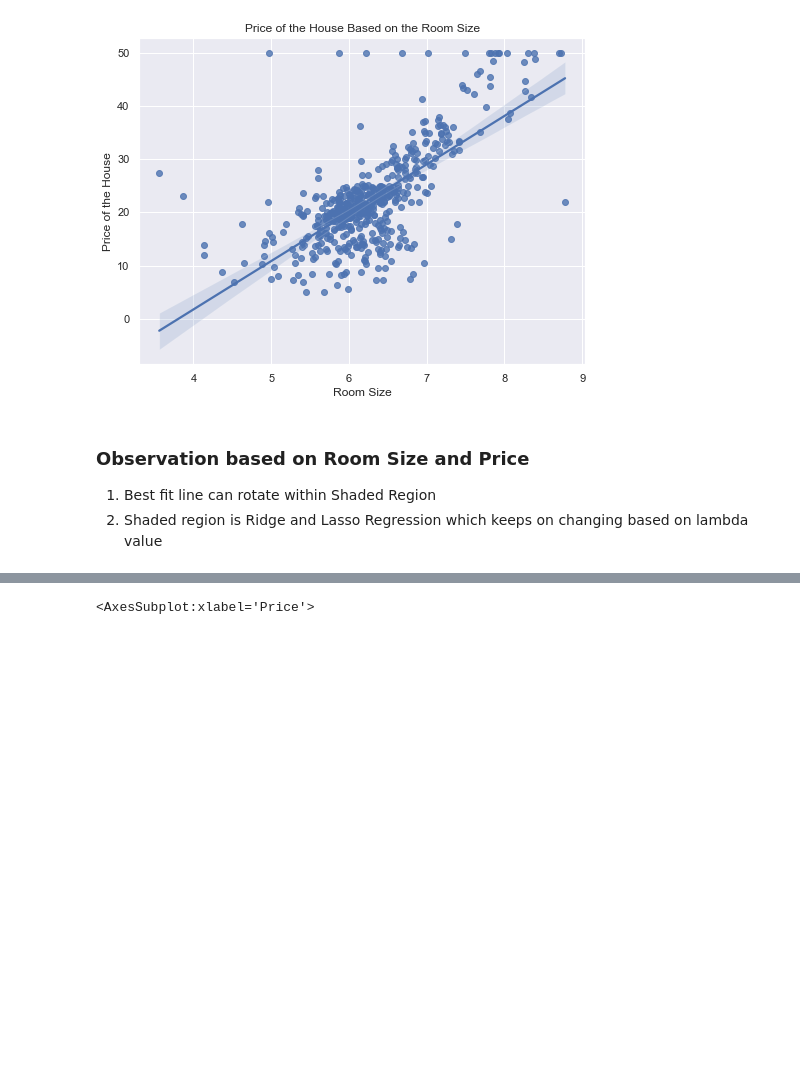
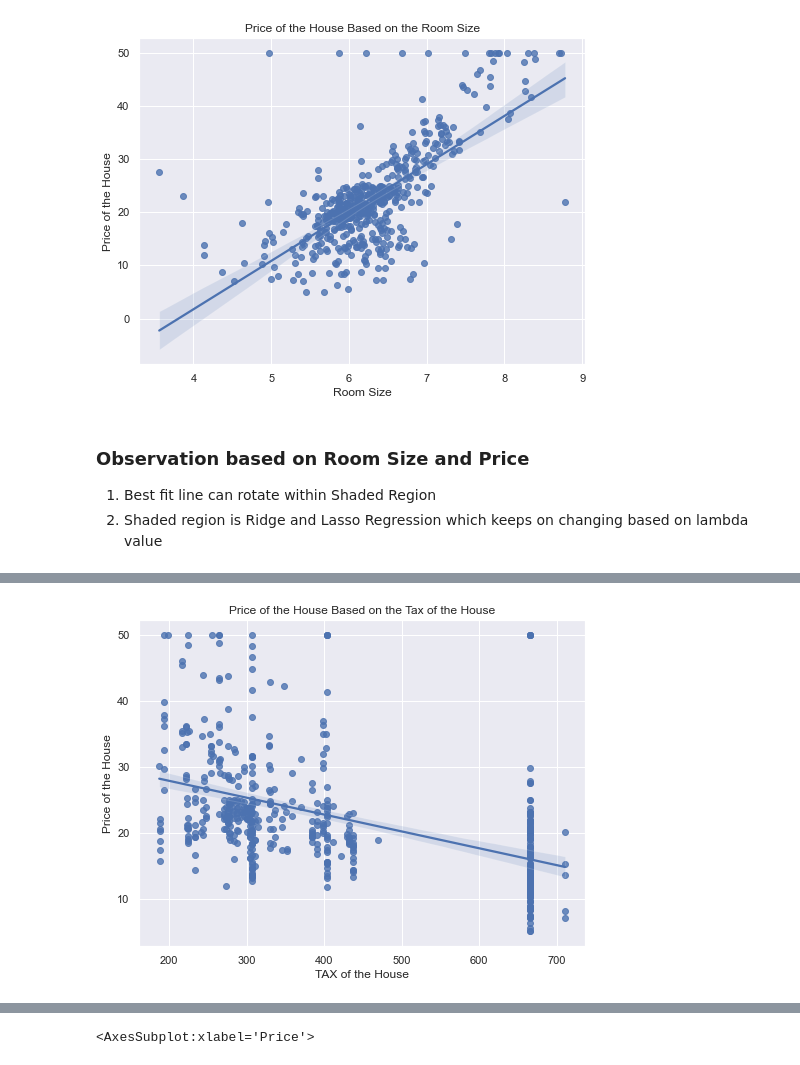
Before and after one commit to ravi0dubey/Linear-Regression-_Boston-Housing-Prices_-Prediction, a Jupyter notebook: Linear Regression _Boston Housing Prices_ Prediction.ipynb, the cells around one changed output, grey strips where cells are left out. Drawn from its saved outputs; the diff is of its cells as text; code cells hidden in the pictures; blank space fills up the shorter version.

```diff
--- a/Linear Regression _Boston Housing Prices_ Prediction.ipynb
+++ b/Linear Regression _Boston Housing Prices_ Prediction.ipynb
@@ -267,0 +279,15 @@ plt.show()
+# %%
+# Plotting a Regression Plot using Room Size and Price
+
+sns.set(rc={'figure.figsize':(8,6)})
+sns.regplot(x='TAX',y='Price',data= boston_df)
+
+#specify axis labels
+plt.xlabel('TAX of the House')
+plt.ylabel('Price of the House')
+plt.title('Price of the House Based on the Tax of the House')
+
+#display barplot
+plt.show()
+# %% [output]
+[figure, added]
```
Also changed, not shown: parts of 22 cells of this notebook.
